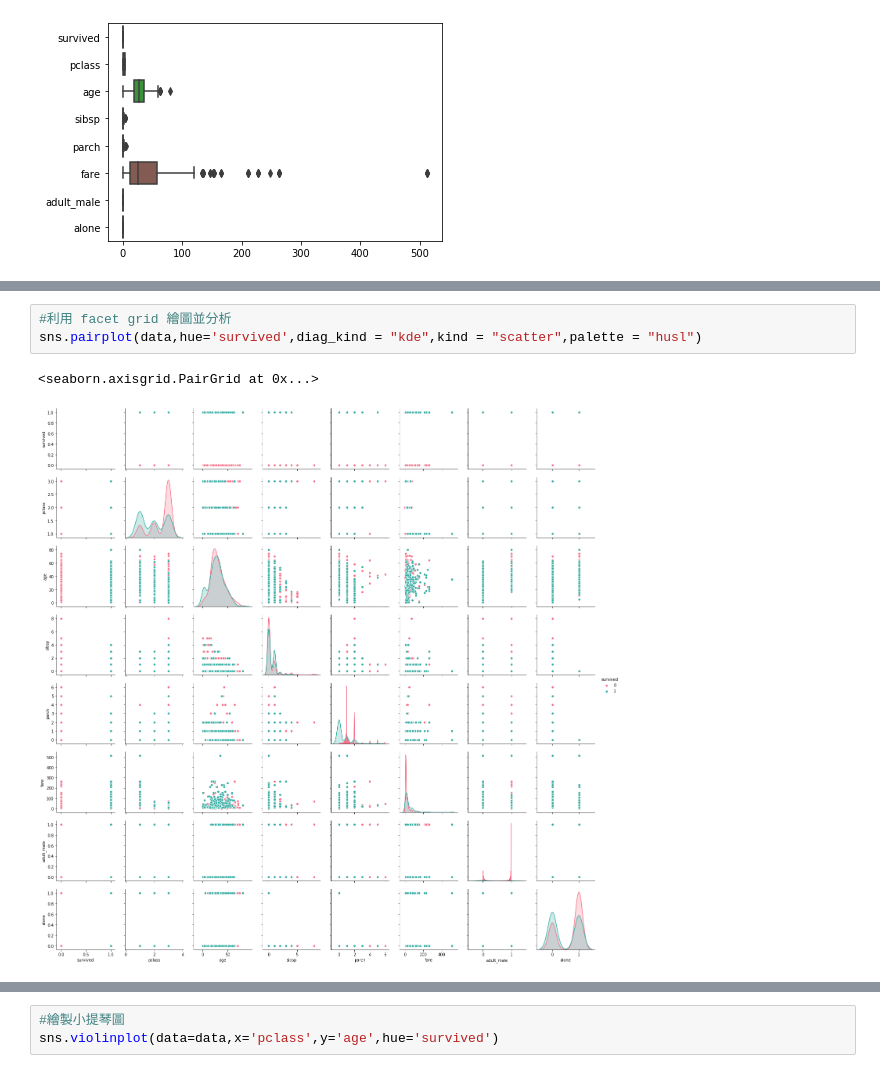
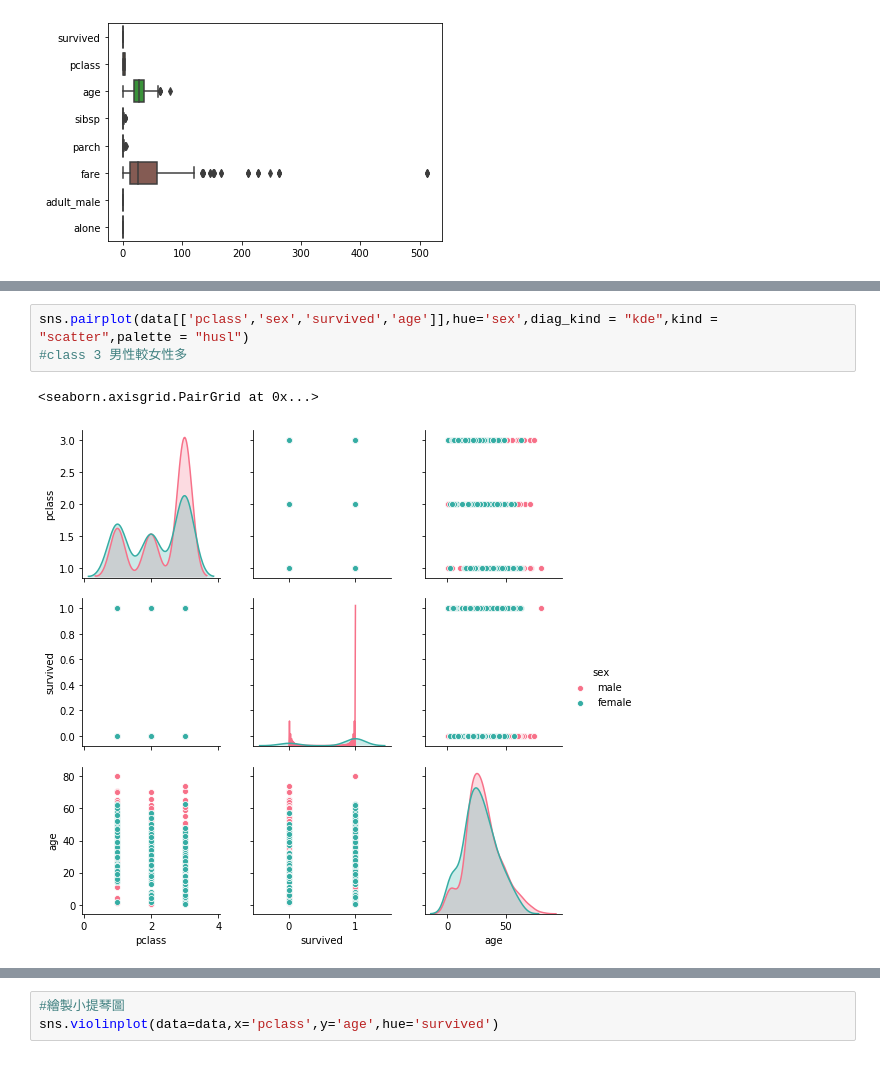
Before and after one commit to willhwh/DS_60Days, a Jupyter notebook: Day_021_HW.ipynb, the cells around one changed output, grey strips where cells are left out. Drawn from its saved outputs; the diff is of its cells as text.

```diff
--- a/Day_021_HW.ipynb
+++ b/Day_021_HW.ipynb
@@ -107,6 +143,6 @@ sns.boxplot(data = data[data['survived']==1], orient = "h")
 # %%
-#利用 facet grid 繪圖並分析
-sns.pairplot(data,hue='survived',diag_kind = "kde",kind = "scatter",palette = "husl")
+sns.pairplot(data[['pclass','sex','survived','age']],hue='sex',diag_kind = "kde",kind = "scatter",palette = "husl")
+#class 3 男性較女性多
 # %% [output]
 <seaborn.axisgrid.PairGrid at 0x...>
-[figure, old version]
+[figure, new version]
```
Also changed, not shown: parts of 10 cells of this notebook.
